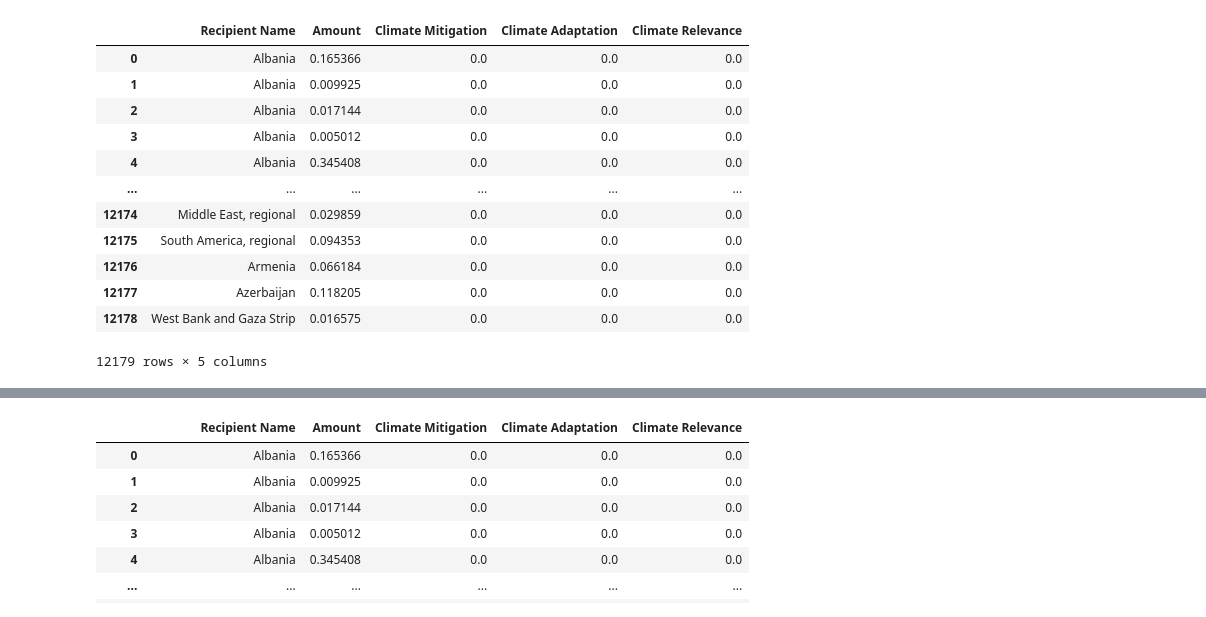
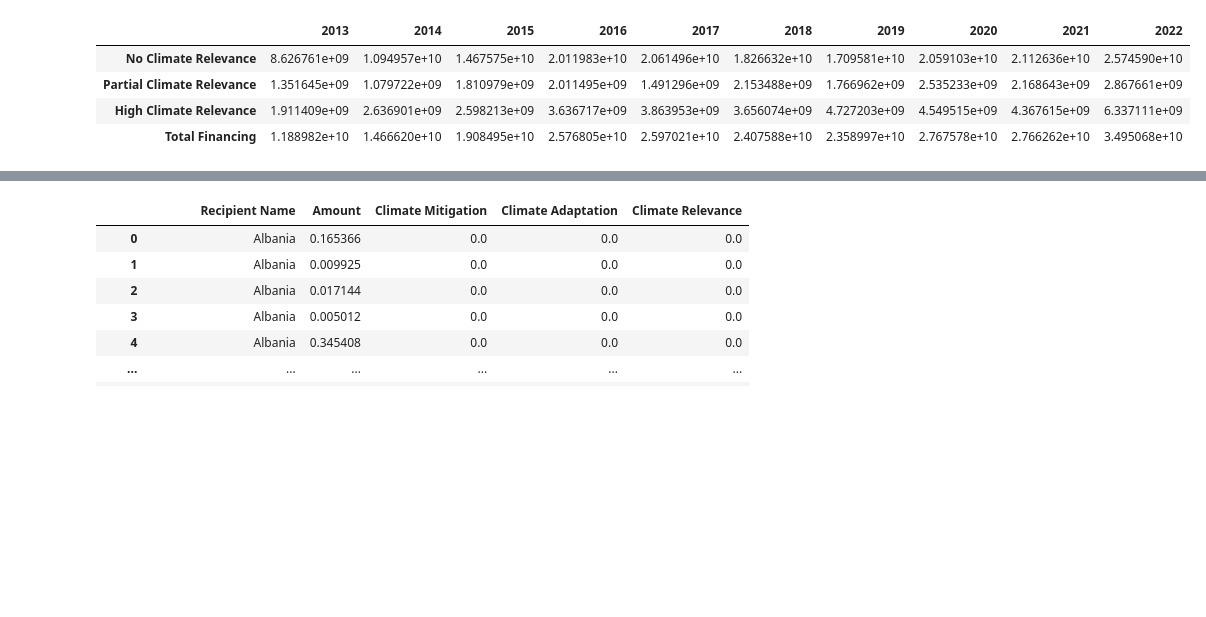
Before and after one commit to Samuel-Drewes/KlimaPortfolios, a Jupyter notebook: notebooks/first_play.ipynb, the cells around one changed output, grey strips where cells are left out. Drawn from its saved outputs; the diff is of its cells as text; code cells hidden in the pictures; blank space fills up the shorter version.

```diff
--- a/notebooks/first_play.ipynb
+++ b/notebooks/first_play.ipynb
@@ -45,45 +45,37 @@ def df_compiler(dictionary_of_df):
 
         use_df['Climate Relevance'] = use_df['Climate Adaptation'] + use_df['Climate Mitigation']
 
         use_df.loc[use_df['Climate Relevance'] > 2, 'Climate Relevance'] = 2
 
-        return use_df
+        use_df['Amount'] = use_df['Amount'] * 1_000_000
 
         grouped_processed_df = use_df.groupby(['Climate Relevance']).sum()[['Amount']]
 
         grouped_processed_df = grouped_processed_df.rename(columns={'Amount': key})
 
         processed_grouped_dfs.append(grouped_processed_df)
 
     merged_df = pd.concat(processed_grouped_dfs, axis=1)
 
     sum_row = merged_df.sum()
     sum_df = pd.DataFrame([sum_row], index=['Total Financing'])
 
     merged_df = merged_df.append(sum_df)
 
     merged_df.index = ['No Climate Relevance','Partial Climate Relevance',
                        'High Climate Relevance', 'Total Financing']
 
     return merged_df
 
 
 merged_df = df_compiler(df_dictionary)
 
-merged_df.to_csv('../upload_data/global_df.csv')
+merged_df.to_csv('../upload_data/global_df_2.csv')
 
 merged_df
 # %% [output]
-|  | Recipient Name | Amount | Climate Mitigation | Climate Adaptation | Climate Relevance |
-| 0 | Albania | 0.165366 | 0.0 | 0.0 | 0.0 |
-| 1 | Albania | 0.009925 | 0.0 | 0.0 | 0.0 |
-| 2 | Albania | 0.017144 | 0.0 | 0.0 | 0.0 |
-| 3 | Albania | 0.005012 | 0.0 | 0.0 | 0.0 |
-| 4 | Albania | 0.345408 | 0.0 | 0.0 | 0.0 |
-| ... | ... | ... | ... | ... | ... |
-| 12174 | Middle East, regional | 0.029859 | 0.0 | 0.0 | 0.0 |
-| 12175 | South America, regional | 0.094353 | 0.0 | 0.0 | 0.0 |
-| 12176 | Armenia | 0.066184 | 0.0 | 0.0 | 0.0 |
-| 12177 | Azerbaijan | 0.118205 | 0.0 | 0.0 | 0.0 |
-| 12178 | West Bank and Gaza Strip | 0.016575 | 0.0 | 0.0 | 0.0 |
+|  | 2013 | 2014 | 2015 | 2016 | 2017 | 2018 | 2019 | 2020 | 2021 | 2022 |
+| No Climate Relevance | 8.626761e+09 | 1.094957e+10 | 1.467575e+10 | 2.011983e+10 | 2.061496e+10 | 1.826632e+10 | 1.709581e+10 | 2.059103e+10 | 2.112636e+10 | 2.574590e+10 |
+| Partial Climate Relevance | 1.351645e+09 | 1.079722e+09 | 1.810979e+09 | 2.011495e+09 | 1.491296e+09 | 2.153488e+09 | 1.766962e+09 | 2.535233e+09 | 2.168643e+09 | 2.867661e+09 |
+| High Climate Relevance | 1.911409e+09 | 2.636901e+09 | 2.598213e+09 | 3.636717e+09 | 3.863953e+09 | 3.656074e+09 | 4.727203e+09 | 4.549515e+09 | 4.367615e+09 | 6.337111e+09 |
+| Total Financing | 1.188982e+10 | 1.466620e+10 | 1.908495e+10 | 2.576805e+10 | 2.597021e+10 | 2.407588e+10 | 2.358997e+10 | 2.767578e+10 | 2.766262e+10 | 3.495068e+10 |
-12179 rows × 5 columns
```
Also changed, not shown: parts of 3 cells of this notebook, 2 other files.
